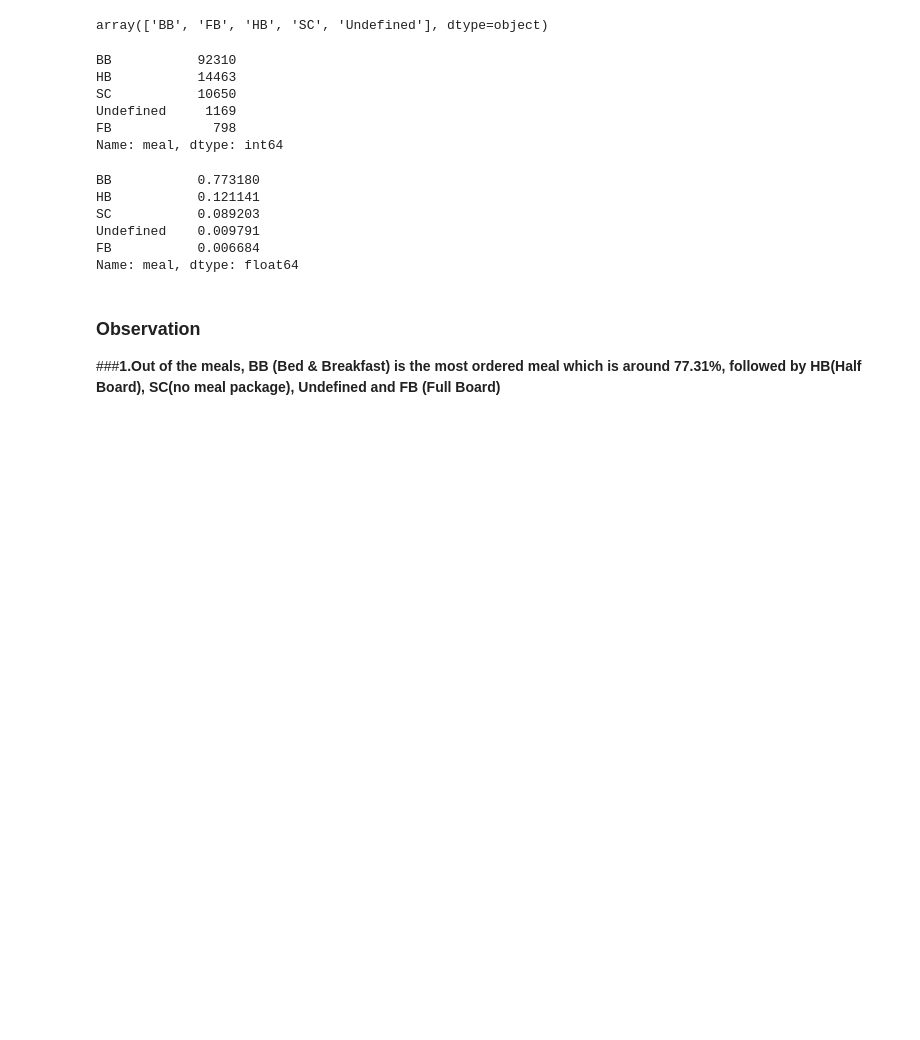
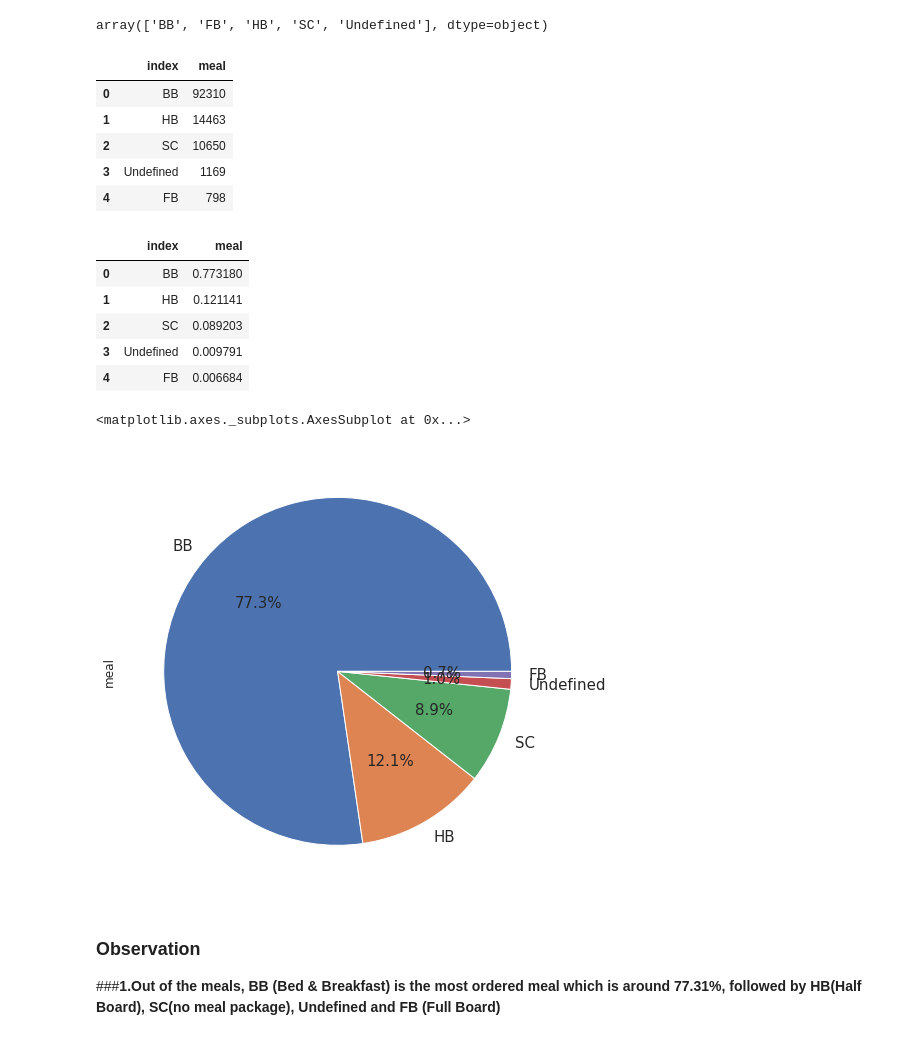
Before and after one commit to RAHULRAJ666DX/Capston-Hotel-Booking-Analysis-, a Jupyter notebook: EDA_Hotel_Booking_Analysis_Rahul_Raj.ipynb, the cells around one changed output. Cells and saved outputs as stored; diff of their text form; code cells hidden in the pictures; blank space fills up the shorter version.

```diff
--- a/EDA_Hotel_Booking_Analysis_Rahul_Raj.ipynb
+++ b/EDA_Hotel_Booking_Analysis_Rahul_Raj.ipynb
@@ -671,23 +671,28 @@ df.meal.unique()
 # %% [output]
 array(['BB', 'FB', 'HB', 'SC', 'Undefined'], dtype=object)
 # %%
-df.meal.value_counts()
+df.meal.value_counts().reset_index()
 # %% [output]
-BB           92310
-HB           14463
-SC           10650
-Undefined     1169
-FB             798
-Name: meal, dtype: int64
+|  | index | meal |
+| 0 | BB | 92310 |
+| 1 | HB | 14463 |
+| 2 | SC | 10650 |
+| 3 | Undefined | 1169 |
+| 4 | FB | 798 |
 # %%
-df.meal.value_counts(normalize=True)
+df.meal.value_counts(normalize=True).reset_index()
 # %% [output]
-BB           0.773180
-HB           0.121141
-SC           0.089203
-Undefined    0.009791
-FB           0.006684
-Name: meal, dtype: float64
+|  | index | meal |
+| 0 | BB | 0.773180 |
+| 1 | HB | 0.121141 |
+| 2 | SC | 0.089203 |
+| 3 | Undefined | 0.009791 |
+| 4 | FB | 0.006684 |
+# %%
+df.meal.value_counts(normalize=True).plot(kind='pie',autopct='%1.1f%%',figsize=(12,8),fontsize=15)
+# %% [output]
+<matplotlib.axes._subplots.AxesSubplot at 0x...>
+[figure, added]
 # %% [markdown]
 ### **Observation**
 ###**1.Out of the meals, BB (Bed & Breakfast) is the most ordered meal which is around 77.31%, followed by HB(Half Board), SC(no meal package), Undefined and FB (Full Board)**
```
Also changed, not shown: parts of 19 cells of this notebook.
